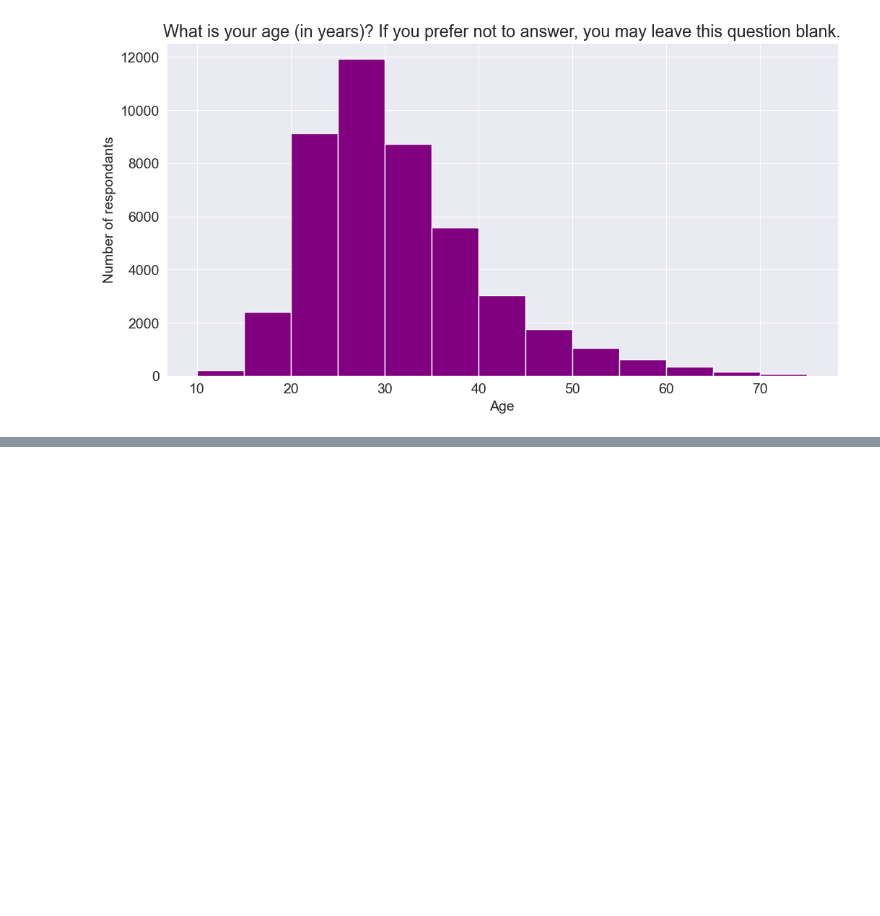
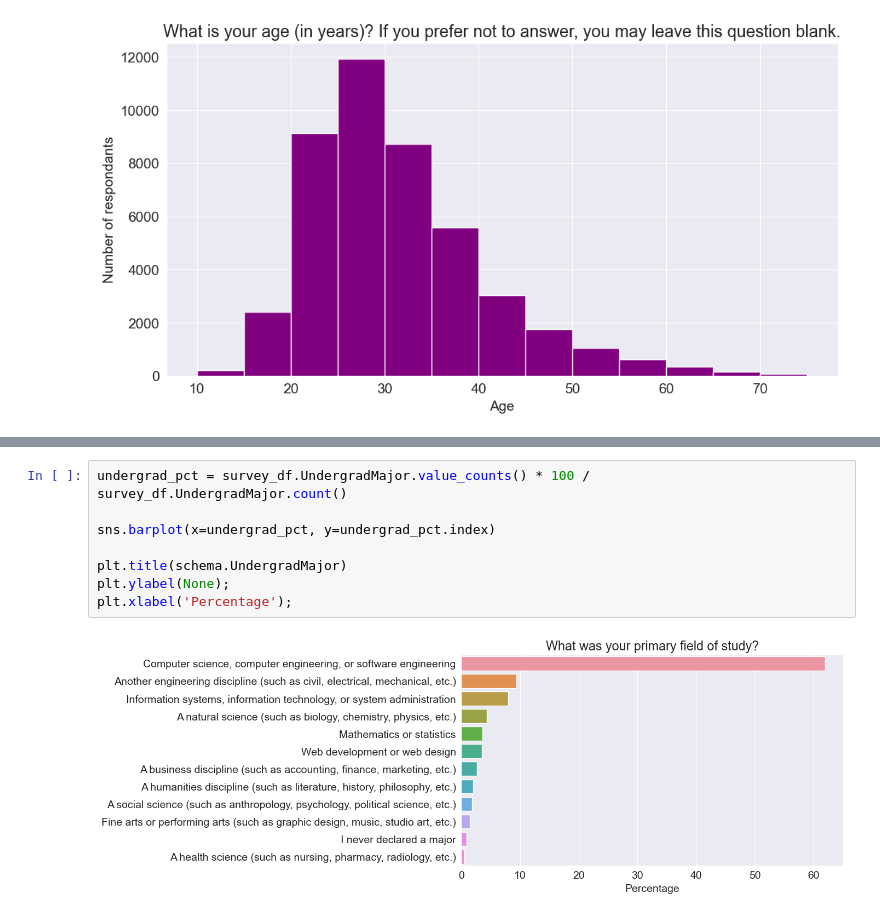
Before and after one commit to ivane98/python-da, a Jupyter notebook: project.ipynb, the cells around one changed output, grey strips where cells are left out. Drawn from its saved outputs; the diff is of its cells as text; blank space fills up the shorter version.

```diff
--- a/project.ipynb
+++ b/project.ipynb
@@ -75,0 +90,10 @@ plt.hist(survey_df['Age'], bins=np.arange(10, 80, 5), color='Purple');
+# %%
+undergrad_pct = survey_df.UndergradMajor.value_counts() * 100 / survey_df.UndergradMajor.count()
+
+sns.barplot(x=undergrad_pct, y=undergrad_pct.index)
+
+plt.title(schema.UndergradMajor)
+plt.ylabel(None);
+plt.xlabel('Percentage');
+# %% [output]
+[figure, added]
```
Also changed, not shown: parts of 9 cells of this notebook, 1 other file.
